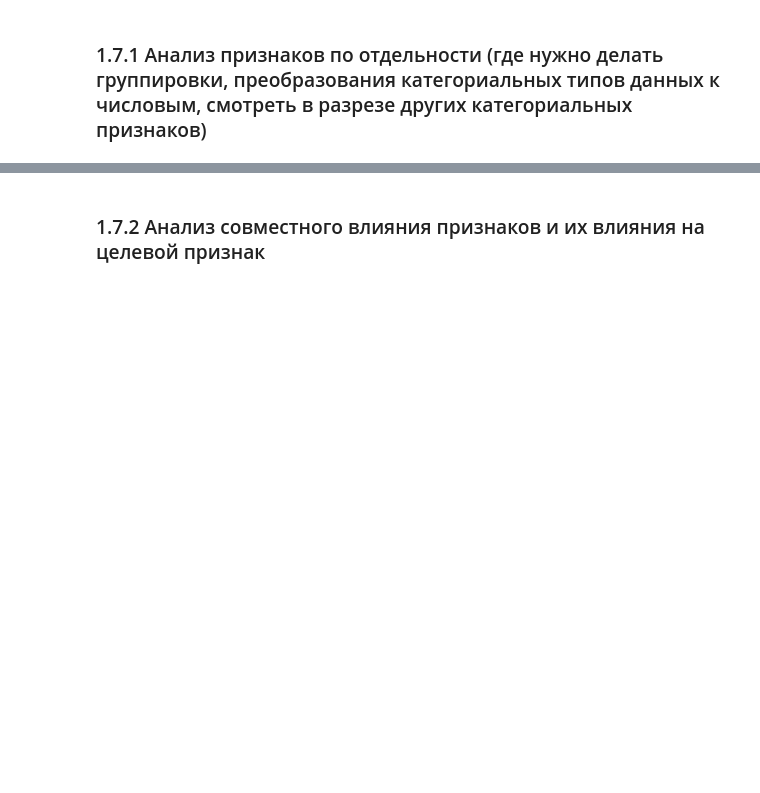
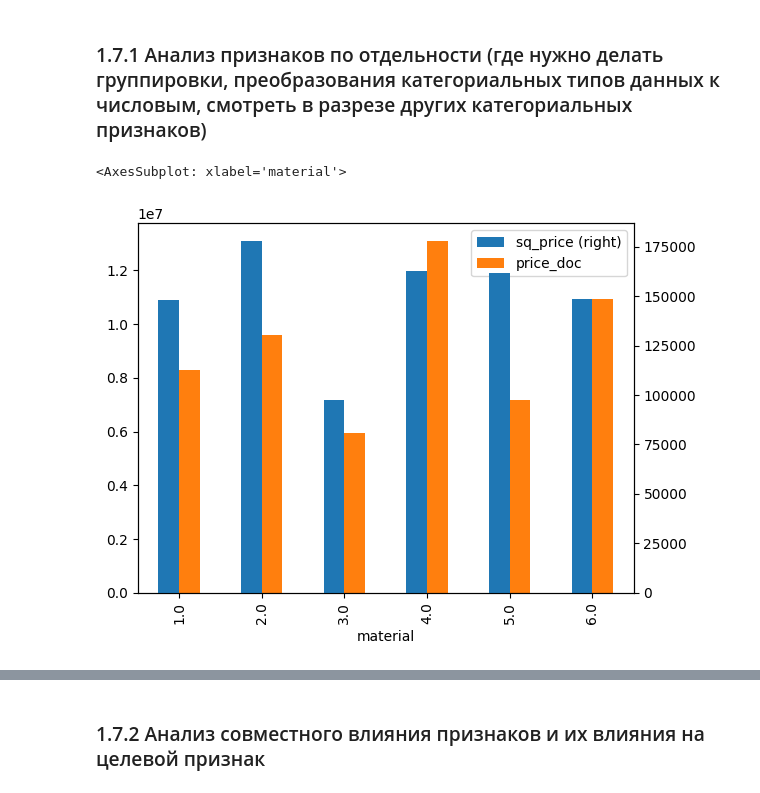
Before and after one commit to dmikhailov89/learning, a Jupyter notebook: final-project/final-project.ipynb, the cells around one changed output, grey strips where cells are left out. Drawn from its saved outputs; the diff is of its cells as text; code cells hidden in the pictures; blank space fills up the shorter version.

```diff
--- a/final-project/final-project.ipynb
+++ b/final-project/final-project.ipynb
@@ -916,8 +910,6 @@ df.describe(include='all')
 | max | 30473.0000 | NaN | 790.7778 | 637.0000 | 44.0000 | 4.0000 | 57.0000 | 6.0000 | 2015.0000 | 19.0000 | ... |
 # %% [markdown]
 ### 1.3.2 Набор с макропоказателями
-# %%
-macro = macro_init.copy()
 # %%
 macro_init = macro.copy()
 macro.describe(include='all')
@@ -1197,6 +1198,22 @@ df_full.describe(include='all')
+# %%
+df_full['floor_to_max'] = df_full['floor'] / df_full['max_floor']
+df_full['room_sq'] = df_full['life_sq'] / df_full['num_room']
+df_full['free_money'] = 1 - df_full['fixed_basket'] / df_full['salary']
+df_full['sq_rent_1r'] = np.where(df_full['num_room'] == 1, df_full['rent_price_1room_eco'] / df_full['full_sq'], np.nan)
+df_full['sq_rent_2r'] = np.where(df_full['num_room'] == 2, df_full['rent_price_2room_eco'] / df_full['full_sq'], np.nan)
+df_full['sq_rent_3r'] = np.where(df_full['num_room'] == 3, df_full['rent_price_3room_eco'] / df_full['full_sq'], np.nan)
+df_full['usefull_sq'] = (df_full['life_sq'] + df_full['kitch_sq']) / df_full['full_sq']
 # %% [markdown]
 ## 1.7 Провести визуальный анализ всех признаков
 
 Ко всем графикам писать выводы текстом. Что вы видите, почему построили именно такую диаграмму
 # %% [markdown]
 ### 1.7.1 Анализ признаков по отдельности (где нужно делать группировки, преобразования категориальных типов данных к числовым, смотреть в разрезе других категориальных признаков)
+# %%
+# Сравним стоимость квартиры и квадратного метра в зависимости от материала
+df_full['sq_price'] = df_full['price_doc'] / df_full['full_sq']
+df_full.groupby(['material'])['sq_price','price_doc'].mean().plot(kind='bar', secondary_y=['sq_price'])
+# Самый дорогой метр получился у квартир из материала 2, самые дорогоие квартиры из материала 4 (видимо, из 4 сторятся квартиры бОльшей площади)
+# %% [output]
+<AxesSubplot: xlabel='material'>
+[figure, added]
```
Also changed, not shown: parts of 18 cells of this notebook.
